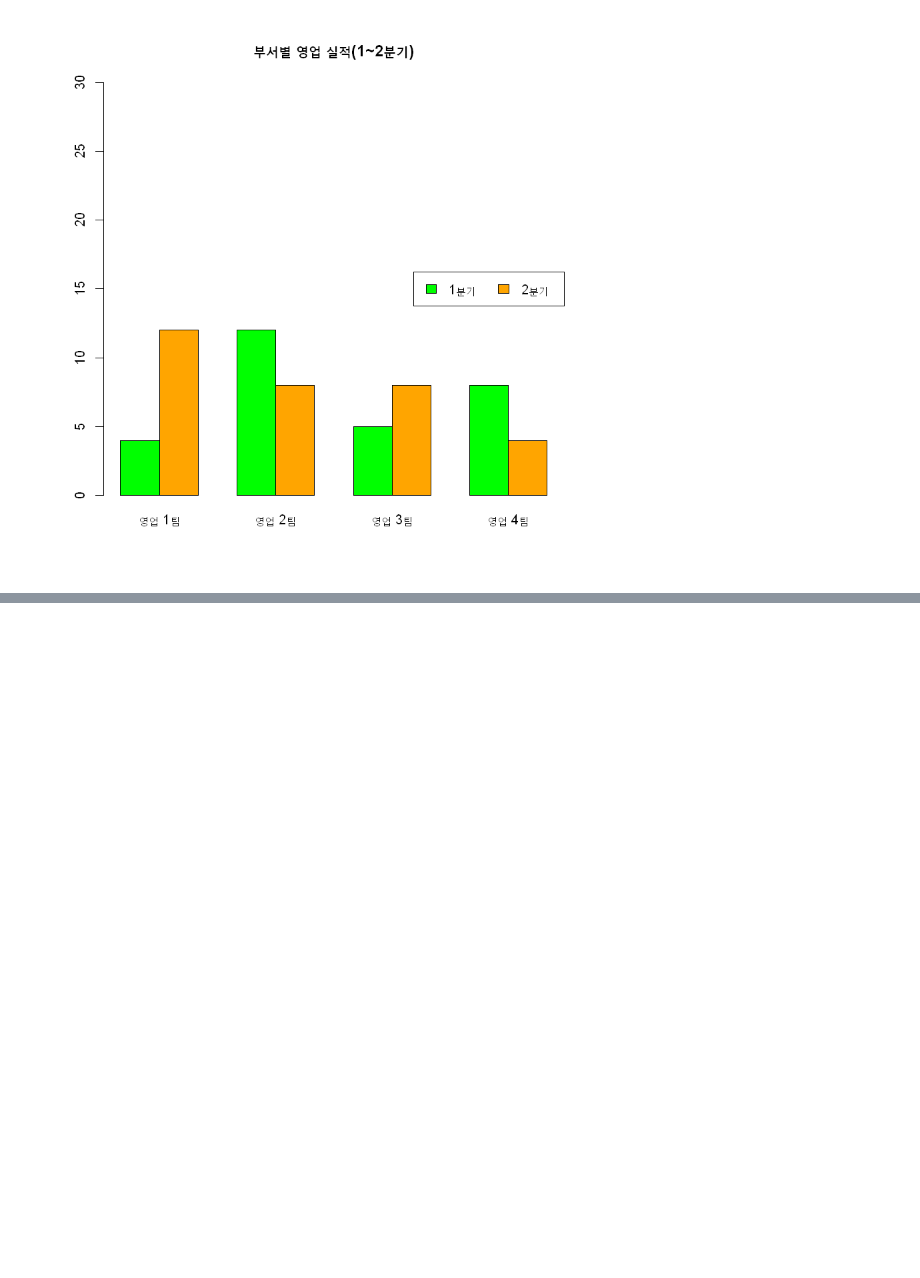
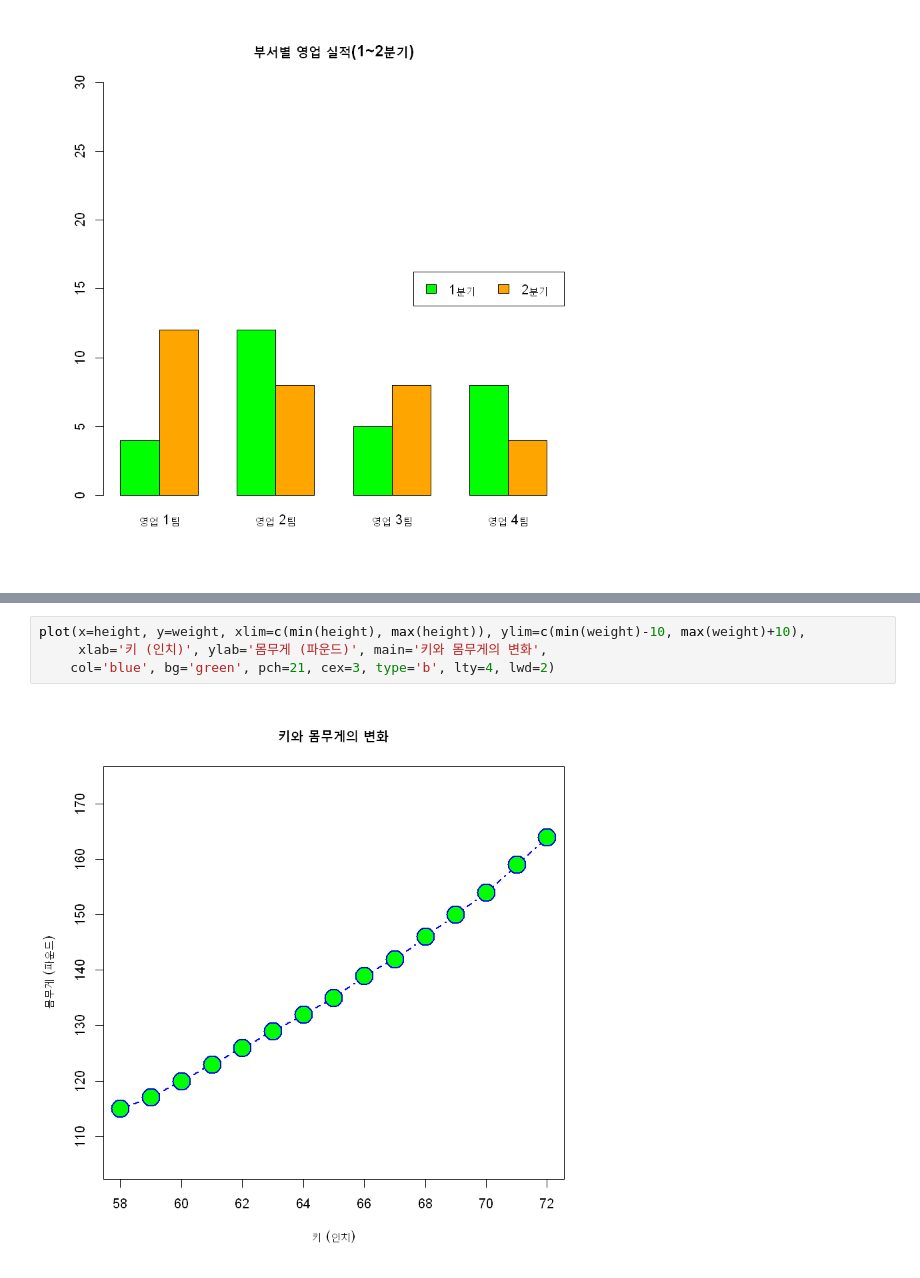
Before and after one commit to DojunPark/R_Programming, a Jupyter notebook: 04_chart_programming.ipynb, the cells around one changed output, grey strips where cells are left out. Cells and saved outputs as stored; diff of their text form; blank space fills up the shorter version.

```diff
--- a/04_chart_programming.ipynb
+++ b/04_chart_programming.ipynb
@@ -196,0 +225,6 @@ barplot(sales, main='부서별 영업 실적(1~2분기)', names.arg=dept,
+# %%
+plot(x=height, y=weight, xlim=c(min(height), max(height)), ylim=c(min(weight)-10, max(weight)+10),
+     xlab='키 (인치)', ylab='몸무게 (파운드)', main='키와 몸무게의 변화',
+    col='blue', bg='green', pch=21, cex=3, type='b', lty=4, lwd=2)
+# %% [output]
+[figure, added]
```
Also changed, not shown: parts of 3 cells of this notebook, 1 other file.
